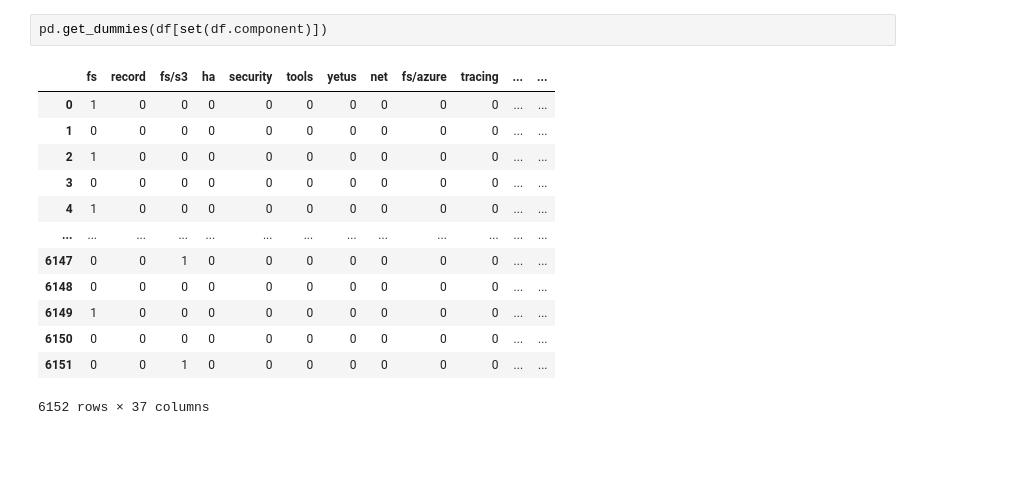
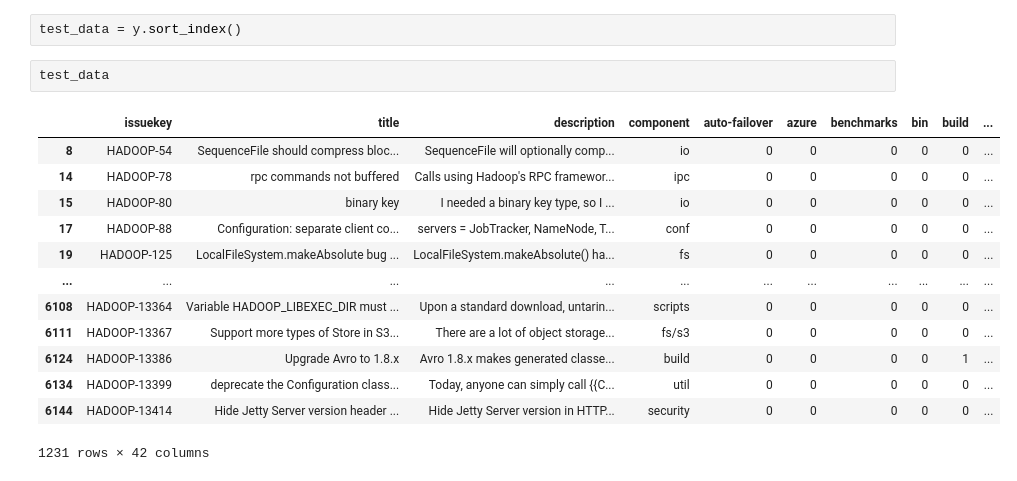
Before and after one commit to a22106/NLP-with-Python, a Jupyter notebook: test.ipynb, the cells around one changed output. Cells and saved outputs as stored; diff of their text form; blank space fills up the shorter version.

```diff
--- a/test.ipynb
+++ b/test.ipynb
@@ -122,16 +120,18 @@ Name: fs, Length: 12304, dtype: int64
-# %%
-pd.get_dummies(df[set(df.component)])
-# %% [output]
-|  | fs | record | fs/s3 | ha | security | tools | yetus | net | fs/azure | tracing | ... | ... |
-| 0 | 1 | 0 | 0 | 0 | 0 | 0 | 0 | 0 | 0 | 0 | ... | ... |
-| 1 | 0 | 0 | 0 | 0 | 0 | 0 | 0 | 0 | 0 | 0 | ... | ... |
-| 2 | 1 | 0 | 0 | 0 | 0 | 0 | 0 | 0 | 0 | 0 | ... | ... |
-| 3 | 0 | 0 | 0 | 0 | 0 | 0 | 0 | 0 | 0 | 0 | ... | ... |
-| 4 | 1 | 0 | 0 | 0 | 0 | 0 | 0 | 0 | 0 | 0 | ... | ... |
-| ... | ... | ... | ... | ... | ... | ... | ... | ... | ... | ... | ... | ... |
-| 6147 | 0 | 0 | 1 | 0 | 0 | 0 | 0 | 0 | 0 | 0 | ... | ... |
-| 6148 | 0 | 0 | 0 | 0 | 0 | 0 | 0 | 0 | 0 | 0 | ... | ... |
-| 6149 | 1 | 0 | 0 | 0 | 0 | 0 | 0 | 0 | 0 | 0 | ... | ... |
-| 6150 | 0 | 0 | 0 | 0 | 0 | 0 | 0 | 0 | 0 | 0 | ... | ... |
-| 6151 | 0 | 0 | 1 | 0 | 0 | 0 | 0 | 0 | 0 | 0 | ... | ... |
-6152 rows × 37 columns
+# %%
+test_data = y.sort_index()
+# %%
+test_data
+# %% [output]
+|  | issuekey | title | description | component | auto-failover | azure | benchmarks | bin | build | ... |
+| 8 | HADOOP-54 | SequenceFile should compress bloc... | SequenceFile will optionally comp... | io | 0 | 0 | 0 | 0 | 0 | ... |
+| 14 | HADOOP-78 | rpc commands not buffered | Calls using Hadoop's RPC framewor... | ipc | 0 | 0 | 0 | 0 | 0 | ... |
+| 15 | HADOOP-80 | binary key | I needed a binary key type, so I ... | io | 0 | 0 | 0 | 0 | 0 | ... |
+| 17 | HADOOP-88 | Configuration: separate client co... | servers = JobTracker, NameNode, T... | conf | 0 | 0 | 0 | 0 | 0 | ... |
+| 19 | HADOOP-125 | LocalFileSystem.makeAbsolute bug ... | LocalFileSystem.makeAbsolute() ha... | fs | 0 | 0 | 0 | 0 | 0 | ... |
+| ... | ... | ... | ... | ... | ... | ... | ... | ... | ... | ... |
+| 6108 | HADOOP-13364 | Variable HADOOP_LIBEXEC_DIR must ... | Upon a standard download, untarin... | scripts | 0 | 0 | 0 | 0 | 0 | ... |
+| 6111 | HADOOP-13367 | Support more types of Store in S3... | There are a lot of object storage... | fs/s3 | 0 | 0 | 0 | 0 | 0 | ... |
+| 6124 | HADOOP-13386 | Upgrade Avro to 1.8.x | Avro 1.8.x makes generated classe... | build | 0 | 0 | 0 | 0 | 1 | ... |
+| 6134 | HADOOP-13399 | deprecate the Configuration class... | Today, anyone can simply call {{C... | util | 0 | 0 | 0 | 0 | 0 | ... |
+| 6144 | HADOOP-13414 | Hide Jetty Server version header ... | Hide Jetty Server version in HTTP... | security | 0 | 0 | 0 | 0 | 0 | ... |
+1231 rows × 42 columns
```
Also changed, not shown: parts of 32 cells of this notebook, 8 other files.
